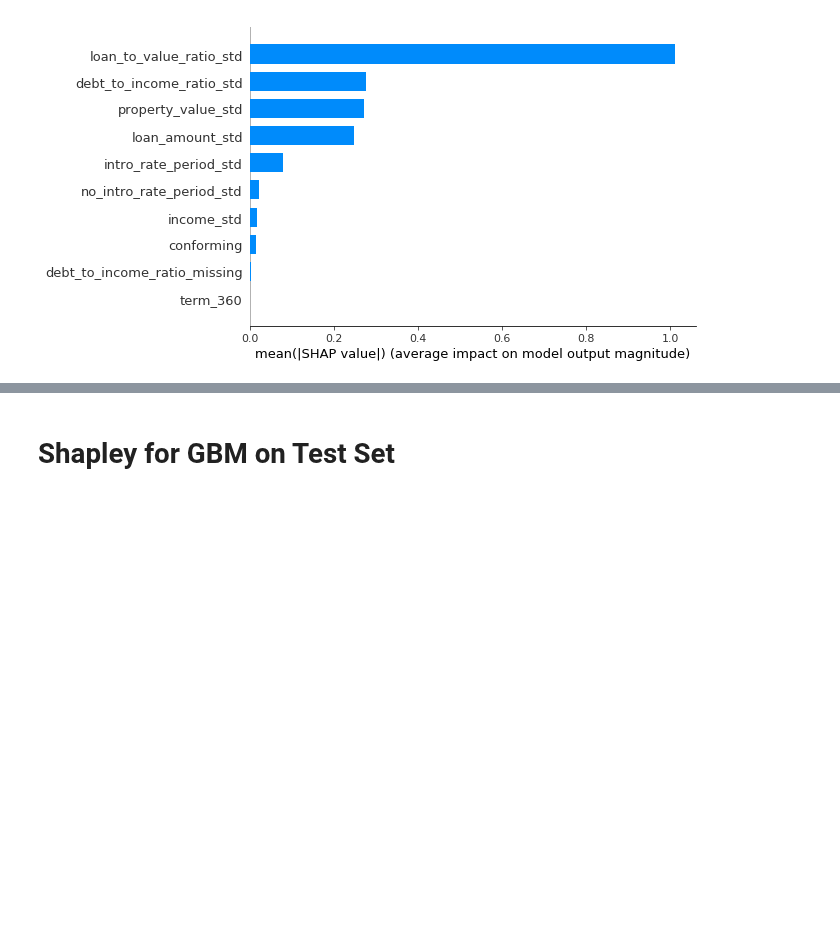
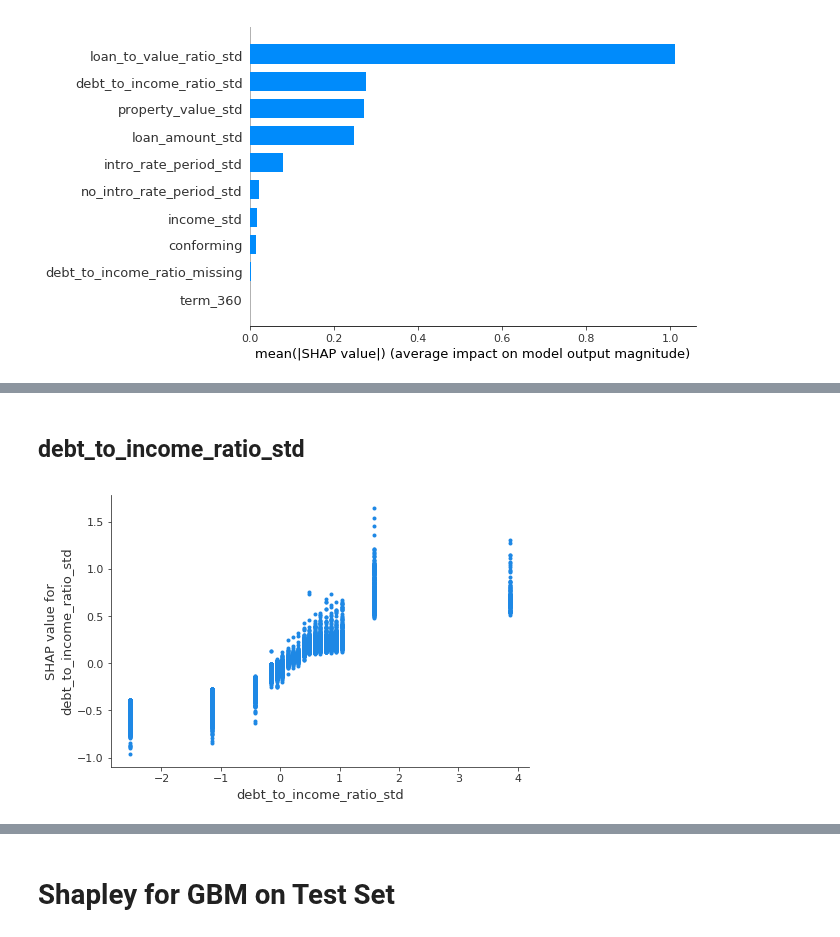
Before and after one commit to h2oai/article-information-2019, a Jupyter notebook: notebooks/perf_pdp_ice_shap_mgbm_hmda.ipynb, the cells around one changed output, grey strips where cells are left out. Drawn from its saved outputs; the diff is of its cells as text; code cells hidden in the pictures; blank space fills up the shorter version.

```diff
--- a/notebooks/perf_pdp_ice_shap_mgbm_hmda.ipynb
+++ b/notebooks/perf_pdp_ice_shap_mgbm_hmda.ipynb
@@ -294,0 +307,10 @@ shap.summary_plot(shap_values_mgbm, X, plot_type="bar")
+# %% [markdown]
+## debt_to_income_ratio_std
+# %%
+shap.dependence_plot(ind="debt_to_income_ratio_std",
+                     shap_values=shap_values_mgbm,
+                     features=test[X].as_data_frame(),
+                     feature_names=X,
+                     interaction_index=None)
+# %% [output]
+[figure, added]
```
Also changed, not shown: parts of 13 cells of this notebook.
